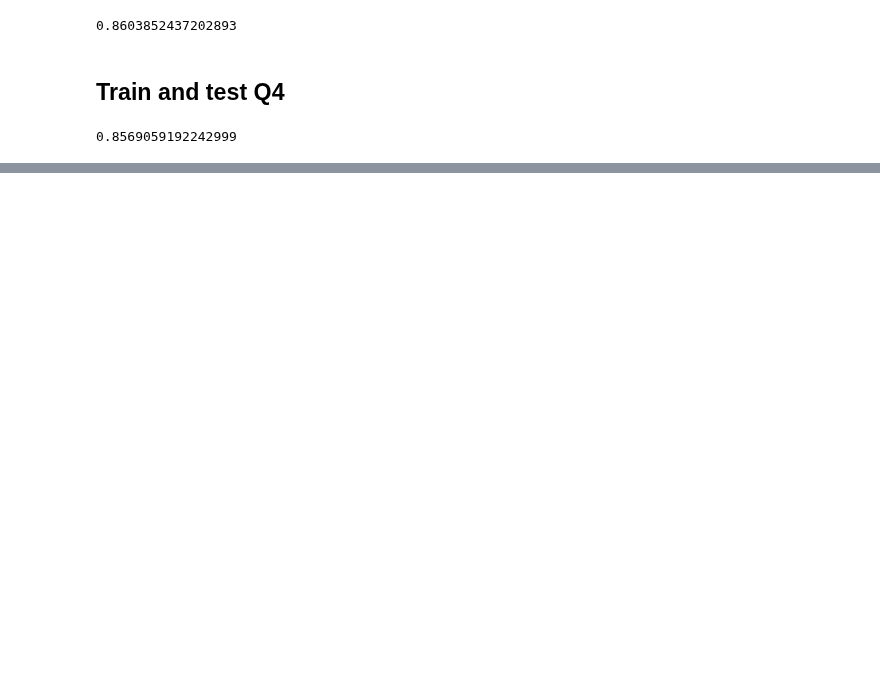
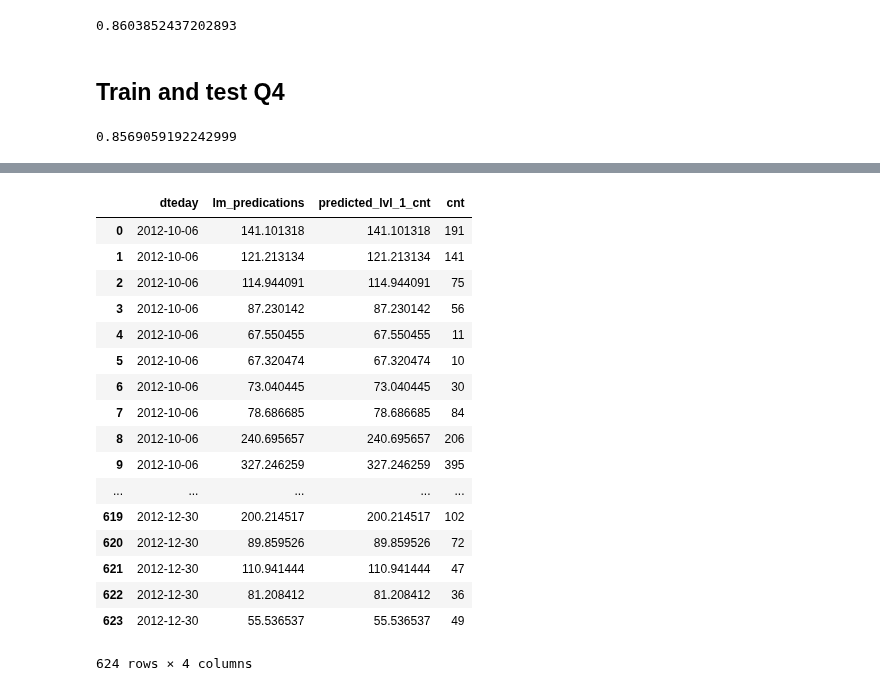
Before and after one commit to mradazoury/Bike_Prediction_Python_group_project, a Jupyter notebook: Bike-Sharing-Dataset 2/4- Modeling for weekends.ipynb, the cells around one changed output, grey strips where cells are left out. Drawn from its saved outputs; the diff is of its cells as text; code cells hidden in the pictures; blank space fills up the shorter version.

```diff
--- a/Bike-Sharing-Dataset 2/4- Modeling for weekends.ipynb
+++ b/Bike-Sharing-Dataset 2/4- Modeling for weekends.ipynb
@@ -194,0 +221,30 @@ X_Test_Q4_with_lvl_0_pred_and_lvl_1_pred
+# %%
+dates=pd.DataFrame(we_h['dteday'])
+# %%
+dates=dates[dates['dteday'] >= datetime.datetime(2012, 10, 1, 0, 0)]
+# %%
+dates.reset_index(drop=True,inplace=True)
+combined.reset_index(drop=True,inplace=True)
+# %%
+full_we=pd.concat([dates,combined],axis=1)
+# %%
+full_we
+# %% [output]
+|  | dteday | lm_predications | predicted_lvl_1_cnt | cnt |
+| 0 | 2012-10-06 | 141.101318 | 141.101318 | 191 |
+| 1 | 2012-10-06 | 121.213134 | 121.213134 | 141 |
+| 2 | 2012-10-06 | 114.944091 | 114.944091 | 75 |
+| 3 | 2012-10-06 | 87.230142 | 87.230142 | 56 |
+| 4 | 2012-10-06 | 67.550455 | 67.550455 | 11 |
+| 5 | 2012-10-06 | 67.320474 | 67.320474 | 10 |
+| 6 | 2012-10-06 | 73.040445 | 73.040445 | 30 |
+| 7 | 2012-10-06 | 78.686685 | 78.686685 | 84 |
+| 8 | 2012-10-06 | 240.695657 | 240.695657 | 206 |
+| 9 | 2012-10-06 | 327.246259 | 327.246259 | 395 |
+| ... | ... | ... | ... | ... |
+| 619 | 2012-12-30 | 200.214517 | 200.214517 | 102 |
+| 620 | 2012-12-30 | 89.859526 | 89.859526 | 72 |
+| 621 | 2012-12-30 | 110.941444 | 110.941444 | 47 |
+| 622 | 2012-12-30 | 81.208412 | 81.208412 | 36 |
+| 623 | 2012-12-30 | 55.536537 | 55.536537 | 49 |
+624 rows × 4 columns
```
Also changed, not shown: parts of 9 cells of this notebook, 5 other files.
